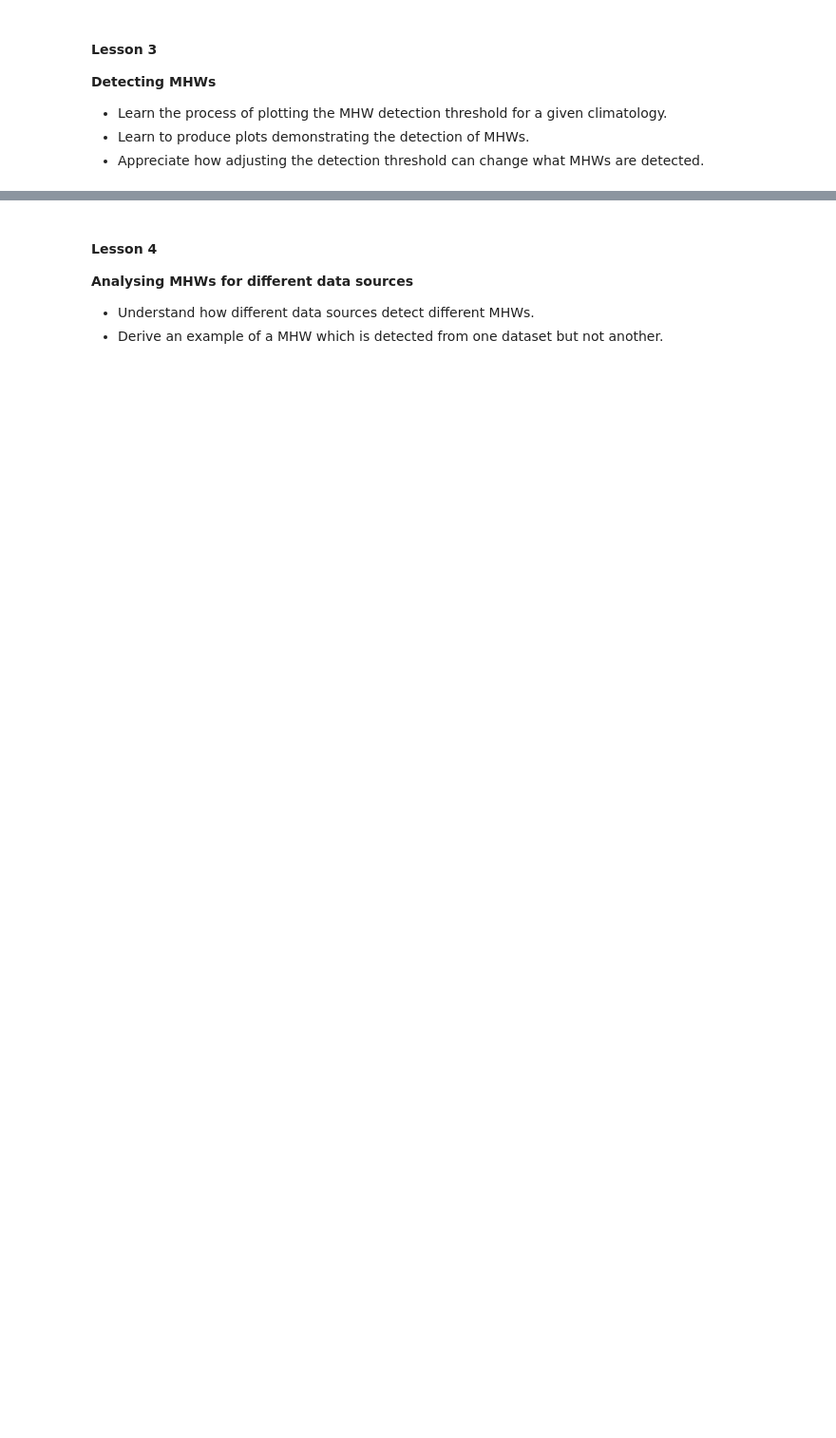
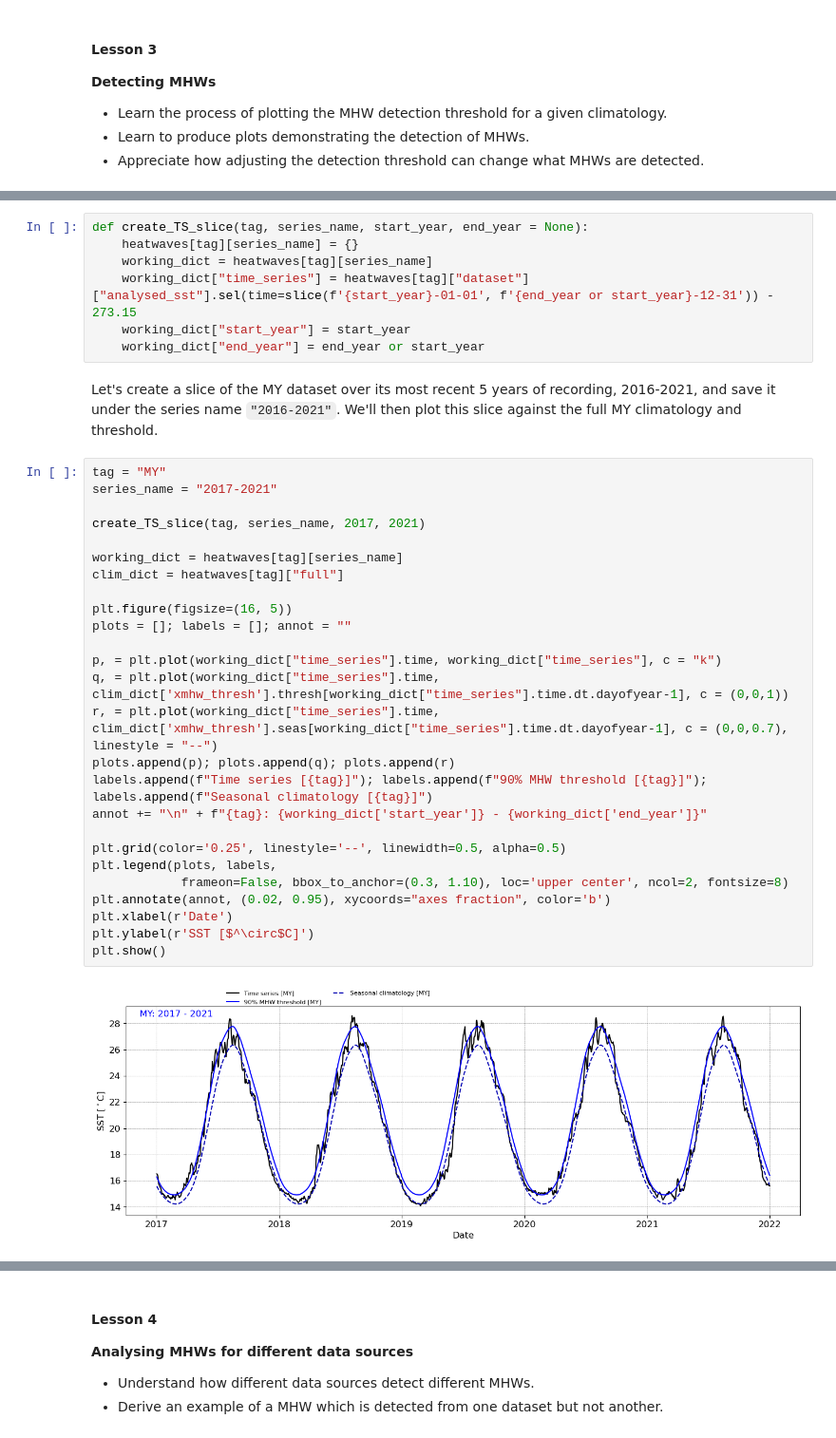
Before and after one commit to GJHSimmons/personal, a Jupyter notebook: MHWCourse.ipynb, the cells around one changed output, grey strips where cells are left out. Shown at 95% size. Saved outputs shown, nothing was run; the diff lists cells and outputs as text; blank space fills up the shorter version.

```diff
--- a/MHWCourse.ipynb
+++ b/MHWCourse.ipynb
@@ -297,0 +328,37 @@ Trend - R-squared (pvalue): 0.034494 K/year - 0.678777 (0.000000)
+# %%
+def create_TS_slice(tag, series_name, start_year, end_year = None):
+    heatwaves[tag][series_name] = {}
+    working_dict = heatwaves[tag][series_name]
+    working_dict["time_series"] = heatwaves[tag]["dataset"]["analysed_sst"].sel(time=slice(f'{start_year}-01-01', f'{end_year or start_year}-12-31')) - 273.15
+    working_dict["start_year"] = start_year
+    working_dict["end_year"] = end_year or start_year
+# %% [markdown]
+Let's create a slice of the MY dataset over its most recent 5 years of recording, 2016-2021, and save it under the series name `"2016-2021"`. We'll then plot this slice against the full MY climatology and threshold.
+# %%
+tag = "MY"
+series_name = "2017-2021"
+
+create_TS_slice(tag, series_name, 2017, 2021)
+
+working_dict = heatwaves[tag][series_name]
+clim_dict = heatwaves[tag]["full"]
+
+plt.figure(figsize=(16, 5))
+plots = []; labels = []; annot = ""
+
+p, = plt.plot(working_dict["time_series"].time, working_dict["time_series"], c = "k")
+q, = plt.plot(working_dict["time_series"].time, clim_dict['xmhw_thresh'].thresh[working_dict["time_series"].time.dt.dayofyear-1], c = (0,0,1))
+r, = plt.plot(working_dict["time_series"].time, clim_dict['xmhw_thresh'].seas[working_dict["time_series"].time.dt.dayofyear-1], c = (0,0,0.7), linestyle = "--")
+plots.append(p); plots.append(q); plots.append(r)
+labels.append(f"Time series [{tag}]"); labels.append(f"90% MHW threshold [{tag}]"); labels.append(f"Seasonal climatology [{tag}]")
+annot += "\n" + f"{tag}: {working_dict['start_year']} - {working_dict['end_year']}"
+
+plt.grid(color='0.25', linestyle='--', linewidth=0.5, alpha=0.5)
+plt.legend(plots, labels,
+            frameon=False, bbox_to_anchor=(0.3, 1.10), loc='upper center', ncol=2, fontsize=8)
+plt.annotate(annot, (0.02, 0.95), xycoords="axes fraction", color='b')
+plt.xlabel(r'Date')
+plt.ylabel(r'SST [$^\circ$C]')
+plt.show()
+# %% [output]
+[figure, added]
```
Also changed, not shown: parts of 33 cells of this notebook.
